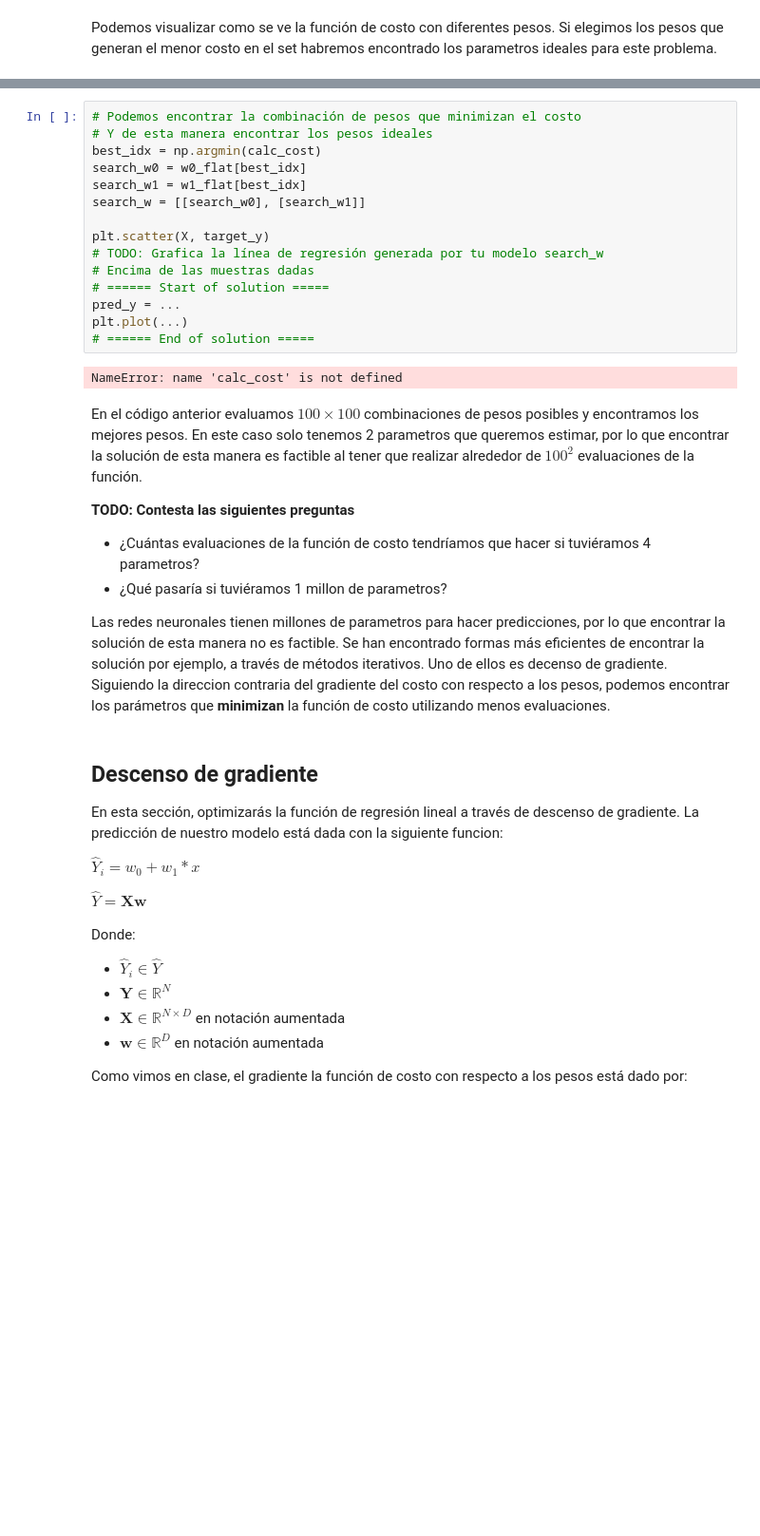
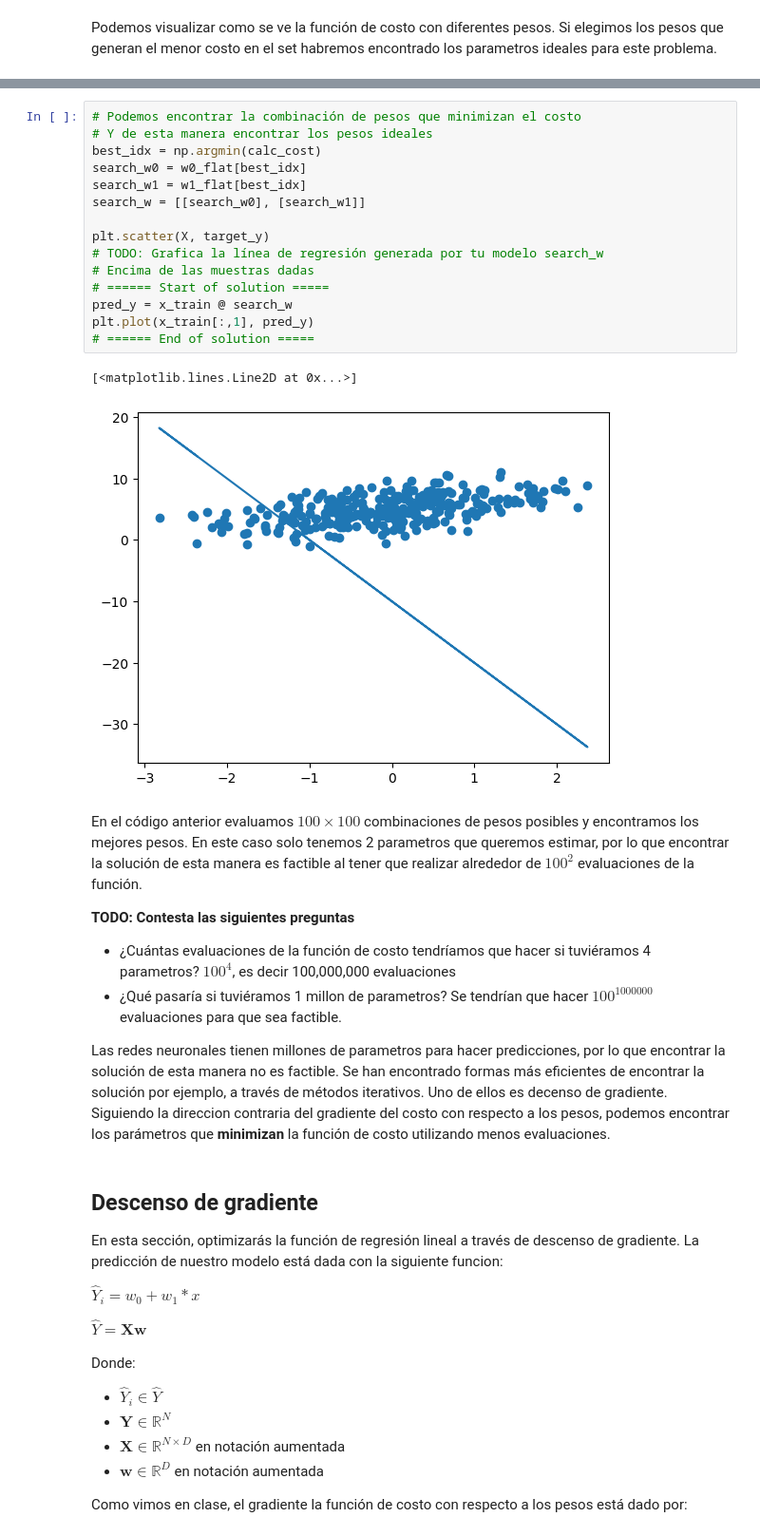
Before and after one commit to AndreNIH/ML23_GPT5, a Jupyter notebook: ml23/ejercicio_1_LinearReg/gradient_descent.ipynb, the cells around one changed output, grey strips where cells are left out. Shown at 95% size. Cells and saved outputs as stored; diff of their text form; blank space fills up the shorter version.

```diff
--- a/ml23/ejercicio_1_LinearReg/gradient_descent.ipynb
+++ b/ml23/ejercicio_1_LinearReg/gradient_descent.ipynb
@@ -106,26 +106,27 @@ plt.show()
 # %%
 # Podemos encontrar la combinación de pesos que minimizan el costo
 # Y de esta manera encontrar los pesos ideales
 best_idx = np.argmin(calc_cost)
 search_w0 = w0_flat[best_idx]
 search_w1 = w1_flat[best_idx]
 search_w = [[search_w0], [search_w1]]
 
 plt.scatter(X, target_y)
 # TODO: Grafica la línea de regresión generada por tu modelo search_w
 # Encima de las muestras dadas
 # ====== Start of solution =====
-pred_y = ...
-plt.plot(...)
+pred_y = x_train @ search_w
+plt.plot(x_train[:,1], pred_y)
 # ====== End of solution =====
 # %% [output]
-NameError: name 'calc_cost' is not defined
+[<matplotlib.lines.Line2D at 0x...>]
+[figure, added]
 # %% [markdown]
 En el código anterior evaluamos $100 \times 100$ combinaciones de pesos posibles y encontramos los mejores pesos. En este caso solo tenemos 2 parametros que queremos estimar, por lo que encontrar la solución de esta manera es factible al tener que realizar alrededor de $100^2$ evaluaciones de la función.
 
 <b>TODO: Contesta las siguientes preguntas</b>
-- ¿Cuántas evaluaciones de la función de costo tendríamos que hacer si tuviéramos 4 parametros?
-- ¿Qué pasaría si tuviéramos 1 millon de parametros?
+- ¿Cuántas evaluaciones de la función de costo tendríamos que hacer si tuviéramos 4 parametros? $100^4$, es decir 100,000,000 evaluaciones
+- ¿Qué pasaría si tuviéramos 1 millon de parametros? Se tendrían que hacer $100^{1000000}$ evaluaciones para que sea factible.
 
 Las redes neuronales tienen millones de parametros para hacer predicciones, por lo que encontrar la solución de esta manera no es factible. Se han encontrado formas más eficientes de encontrar la solución por ejemplo, a través de métodos iterativos. Uno de ellos es decenso de gradiente. Siguiendo la direccion contraria del gradiente del costo con respecto a los pesos, podemos encontrar los parámetros que <b>minimizan</b> la función de costo utilizando menos evaluaciones.
 # %% [markdown]
```
Also changed, not shown: parts of 9 cells of this notebook.
